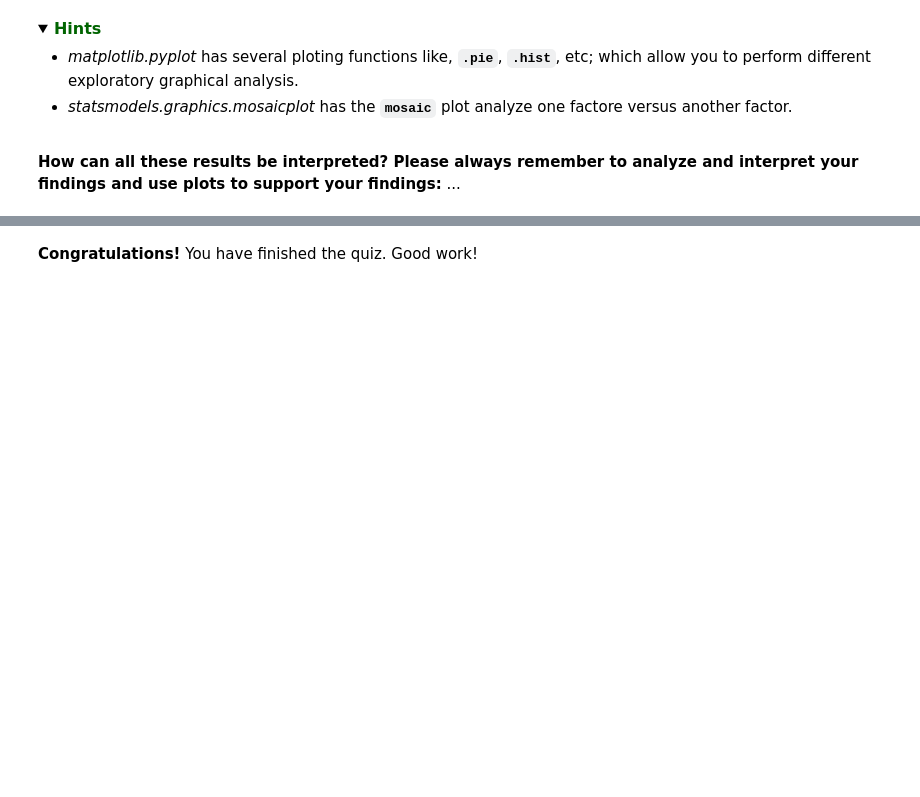
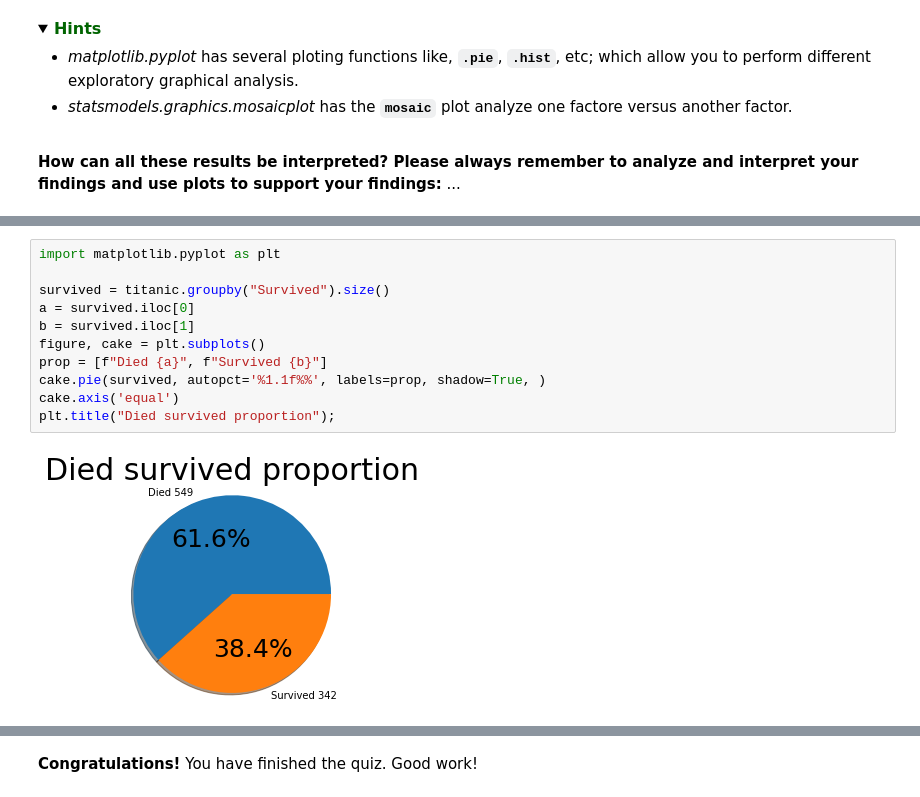
Before and after one commit to caeamayaan/AlgorithmsUN2023I, a Jupyter notebook: caeamayaan_Quiz_3_Python_Pandas_UNCode.ipynb, the cells around one changed output, grey strips where cells are left out. Cells and saved outputs as stored; diff of their text form; folded sections open; blank space fills up the shorter version.

```diff
--- a/caeamayaan_Quiz_3_Python_Pandas_UNCode.ipynb
+++ b/caeamayaan_Quiz_3_Python_Pandas_UNCode.ipynb
@@ -684,0 +669,13 @@ The output of the above cell should be:
+# %%
+import matplotlib.pyplot as plt
+
+survived = titanic.groupby("Survived").size()
+a = survived.iloc[0]
+b = survived.iloc[1]
+figure, cake = plt.subplots()
+prop = [f"Died {a}", f"Survived {b}"]
+cake.pie(survived, autopct='%1.1f%%', labels=prop, shadow=True, )
+cake.axis('equal')
+plt.title("Died survived proportion");
+# %% [output]
+[figure, added]
```
Also changed, not shown: parts of 14 cells of this notebook.
